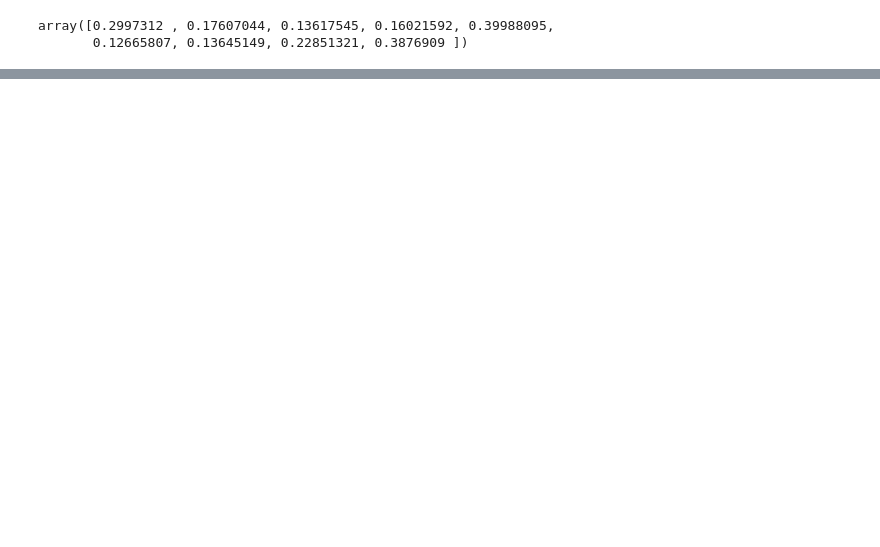
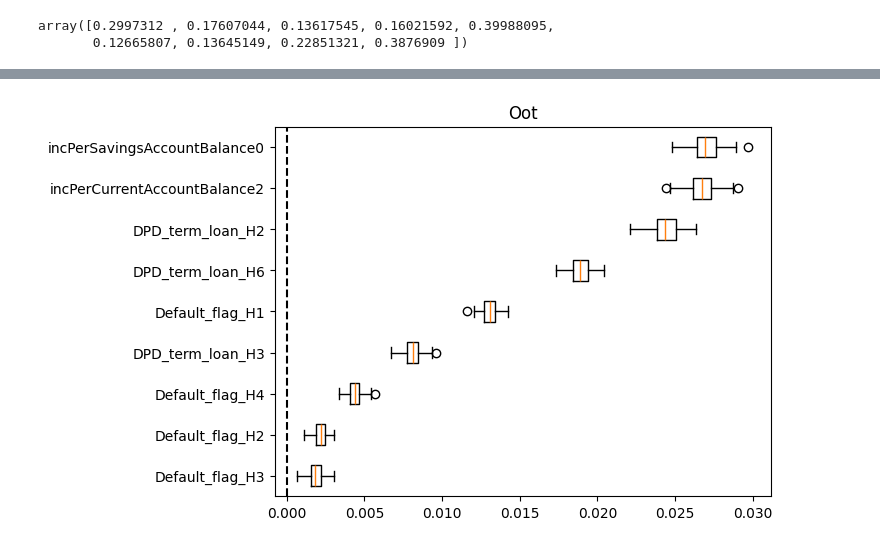
Before and after one commit to Sillem/ING-den-final, a Jupyter notebook: model.ipynb, the cells around one changed output, grey strips where cells are left out. Cells and saved outputs as stored; diff of their text form; code cells hidden in the pictures; blank space fills up the shorter version.

```diff
--- a/model.ipynb
+++ b/model.ipynb
@@ -192,0 +253,4 @@ array([0.2997312 , 0.17607044, 0.13617545, 0.16021592, 0.39988095,
+# %%
+plot_permutation_importance(model, x_oot[variables], y_oot, "Oot")
+# %% [output]
+[figure, added]
```
Also changed, not shown: parts of 6 cells of this notebook, 2 other files.
